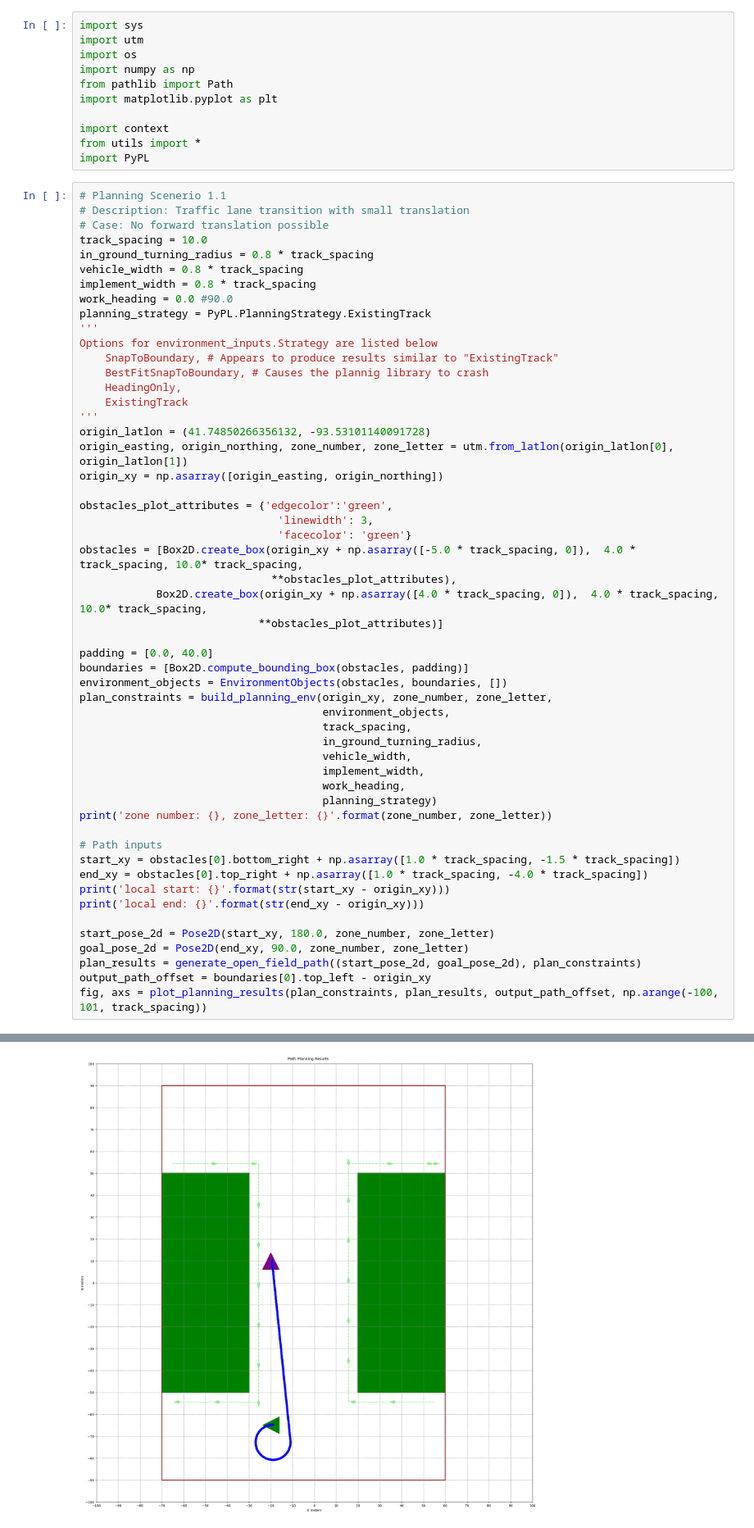
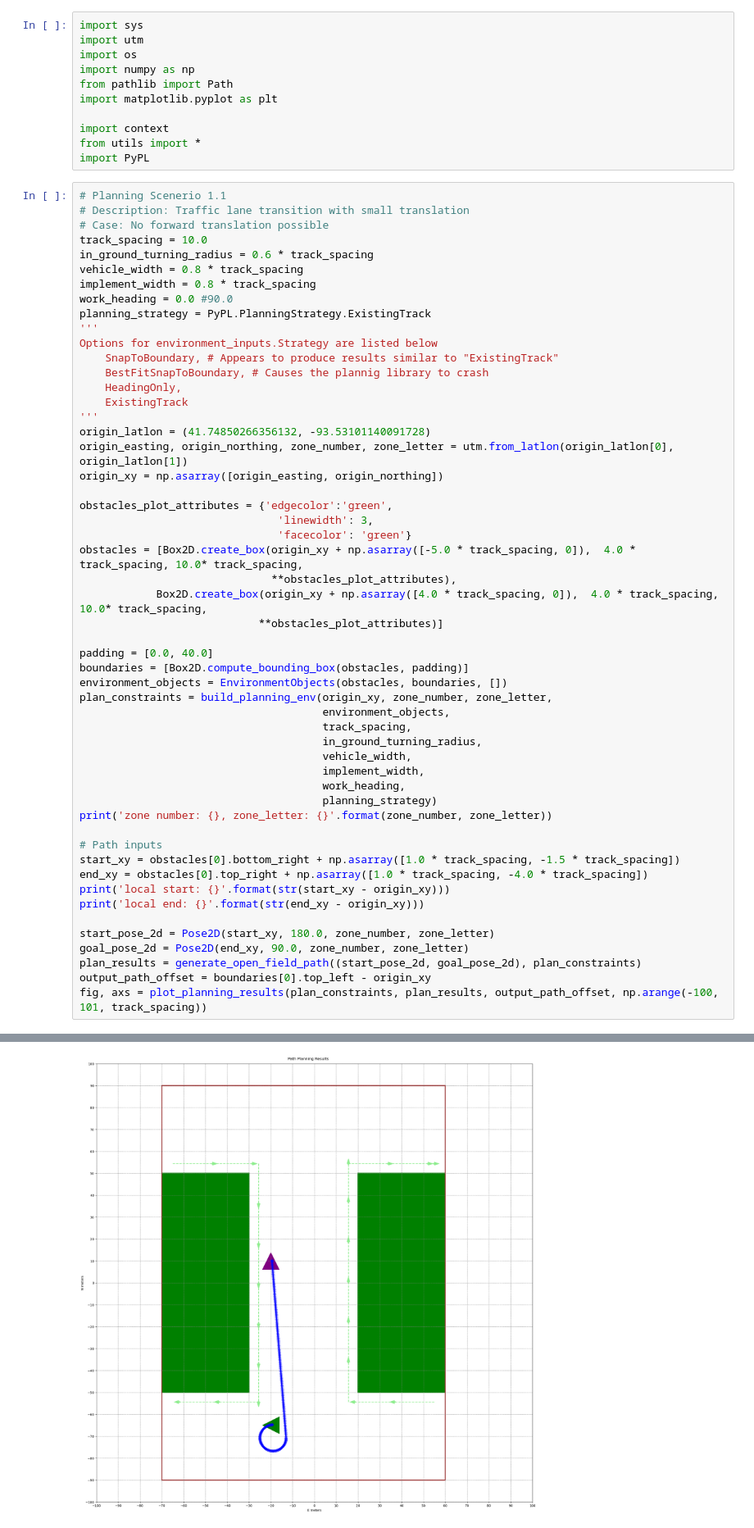
Before and after one commit to jorgenicho-brt/PathPlanningAnalysis, a Jupyter notebook: jupyter/OpenFieldPlanning1.ipynb, the cells around one changed output, grey strips where cells are left out. Shown at 82% size. Cells and saved outputs as stored; diff of their text form.

```diff
--- a/jupyter/OpenFieldPlanning1.ipynb
+++ b/jupyter/OpenFieldPlanning1.ipynb
@@ -14,7 +14,7 @@ import PyPL
 # Description: Traffic lane transition with small translation
 # Case: No forward translation possible
 track_spacing = 10.0
-in_ground_turning_radius = 0.8 * track_spacing
+in_ground_turning_radius = 0.6 * track_spacing
 vehicle_width = 0.8 * track_spacing
 implement_width = 0.8 * track_spacing
 work_heading = 0.0 #90.0
@@ -69,4 +71,4 @@ local end: [-20.  10.]
-[figure, old version]
+[figure, new version]
 # %%
 # Planning Scenerio 1.2
 # Description: Traffic lane transition with small translation,
```
Also changed, not shown: parts of 8 cells of this notebook, 4 other files.
